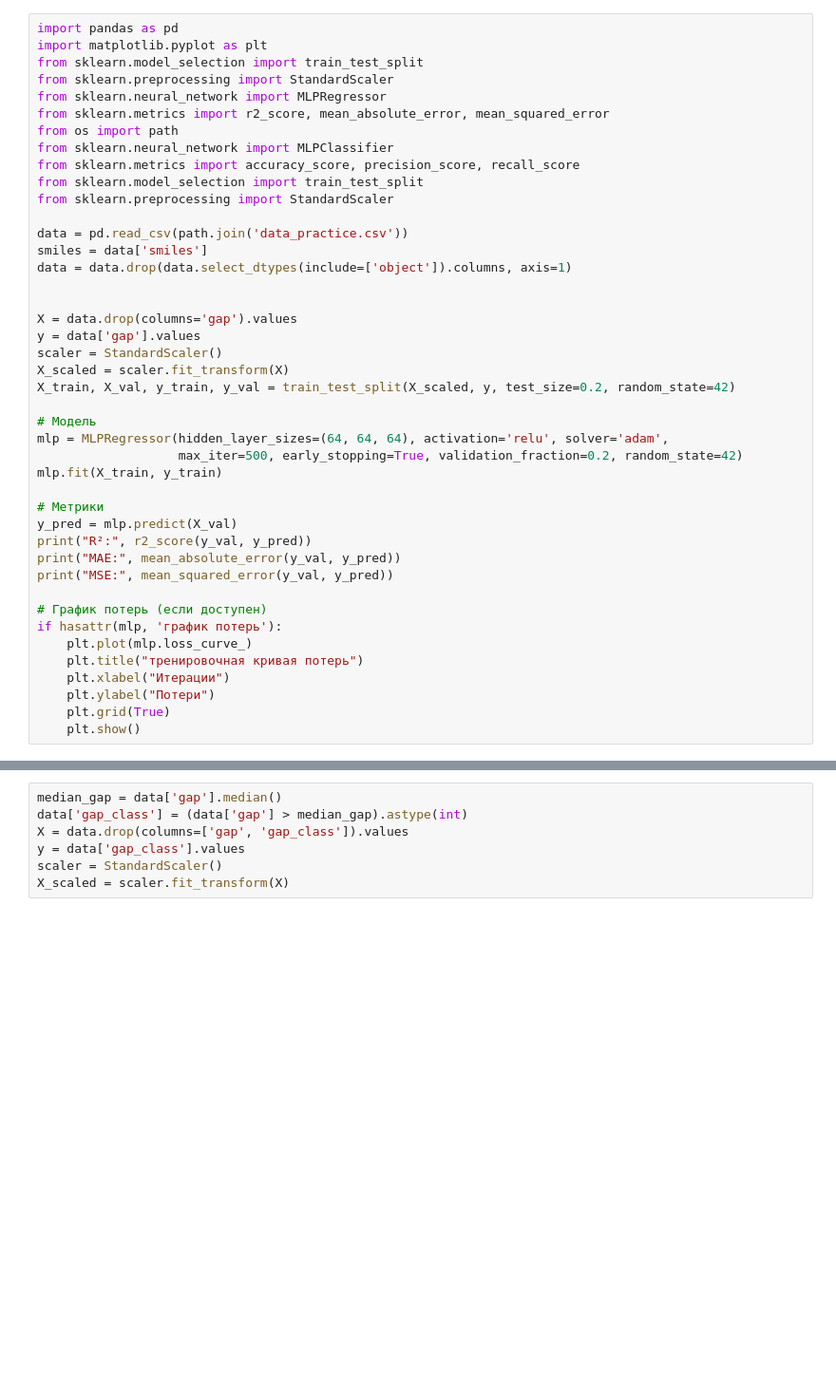
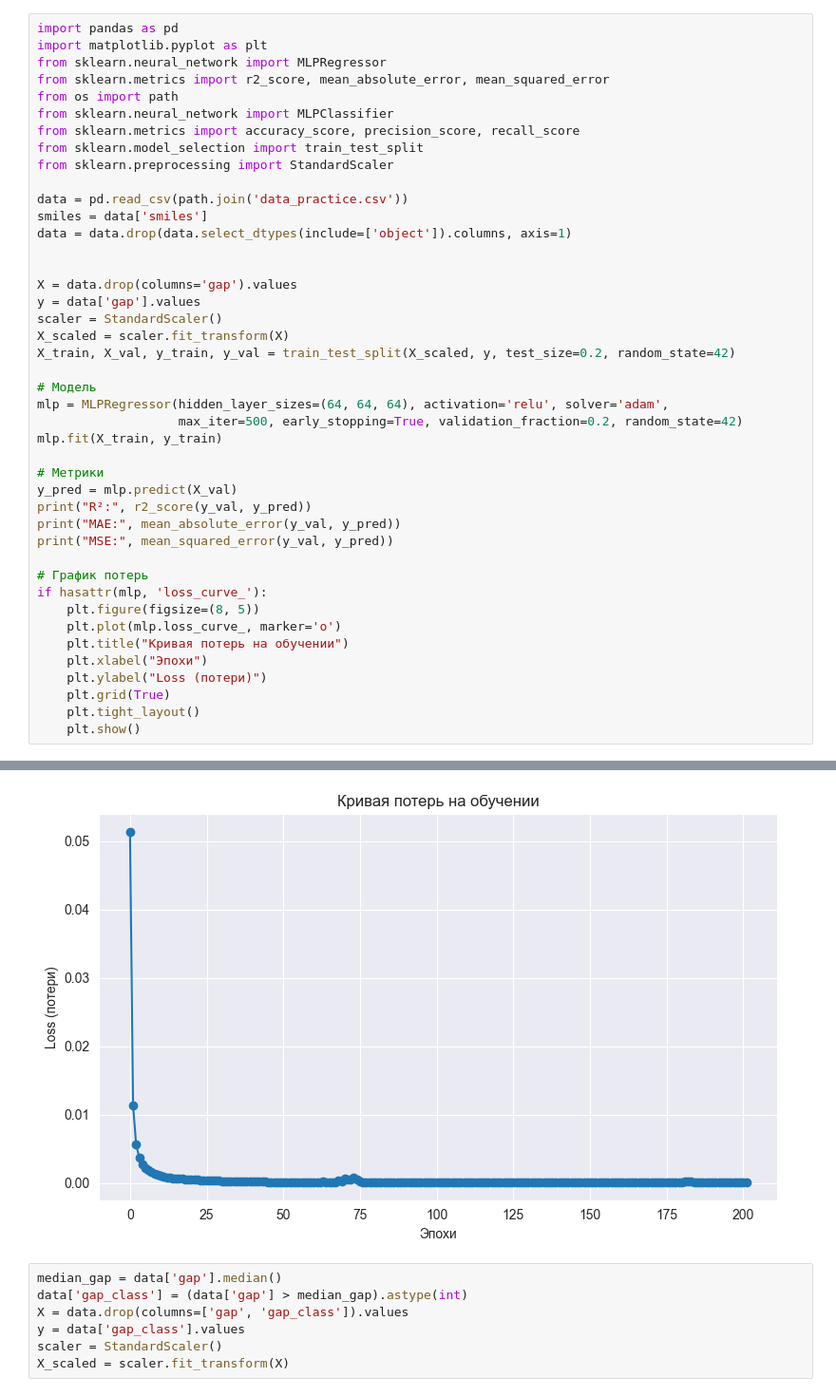
Before and after one commit to bioAI-Lab/machine-learning-TrippyBubble, a Jupyter notebook: 3.ipynb, the cells around one changed output, grey strips where cells are left out. Shown at 95% size. Saved outputs shown, nothing was run; the diff lists cells and outputs as text; blank space fills up the shorter version.

```diff
--- a/3.ipynb
+++ b/3.ipynb
@@ -1,8 +1,6 @@
 # %%
 import pandas as pd
 import matplotlib.pyplot as plt
-from sklearn.model_selection import train_test_split
-from sklearn.preprocessing import StandardScaler
 from sklearn.neural_network import MLPRegressor
 from sklearn.metrics import r2_score, mean_absolute_error, mean_squared_error
 from os import path
@@ -12,39 +10,42 @@ from sklearn.model_selection import train_test_split
 from sklearn.preprocessing import StandardScaler
 
 data = pd.read_csv(path.join('data_practice.csv'))
 smiles = data['smiles']
 data = data.drop(data.select_dtypes(include=['object']).columns, axis=1)
 
 
 X = data.drop(columns='gap').values
 y = data['gap'].values
 scaler = StandardScaler()
 X_scaled = scaler.fit_transform(X)
 X_train, X_val, y_train, y_val = train_test_split(X_scaled, y, test_size=0.2, random_state=42)
 
 # Модель
 mlp = MLPRegressor(hidden_layer_sizes=(64, 64, 64), activation='relu', solver='adam',
                    max_iter=500, early_stopping=True, validation_fraction=0.2, random_state=42)
 mlp.fit(X_train, y_train)
 
 # Метрики
 y_pred = mlp.predict(X_val)
 print("R²:", r2_score(y_val, y_pred))
 print("MAE:", mean_absolute_error(y_val, y_pred))
 print("MSE:", mean_squared_error(y_val, y_pred))
 
-# График потерь (если доступен)
-if hasattr(mlp, 'график потерь'):
-    plt.plot(mlp.loss_curve_)
-    plt.title("тренировочная кривая потерь")
-    plt.xlabel("Итерации")
-    plt.ylabel("Потери")
+# График потерь
+if hasattr(mlp, 'loss_curve_'):
+    plt.figure(figsize=(8, 5))
+    plt.plot(mlp.loss_curve_, marker='o')
+    plt.title("Кривая потерь на обучении")
+    plt.xlabel("Эпохи")
+    plt.ylabel("Loss (потери)")
     plt.grid(True)
+    plt.tight_layout()
     plt.show()
 # %% [output]
 R²: 0.029900289115319945
 MAE: 0.03463092271082613
 MSE: 0.0022253719309439004
+[figure, added]
 # %%
 median_gap = data['gap'].median()
 data['gap_class'] = (data['gap'] > median_gap).astype(int)
```
Also changed, not shown: 2 other files.
